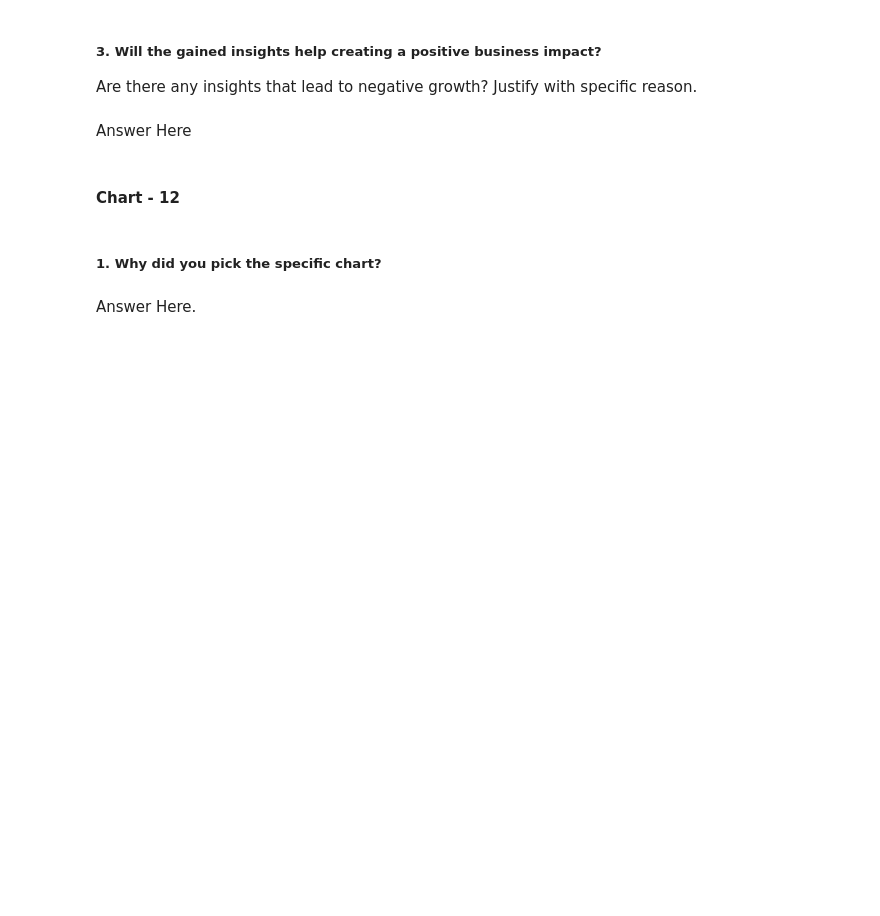
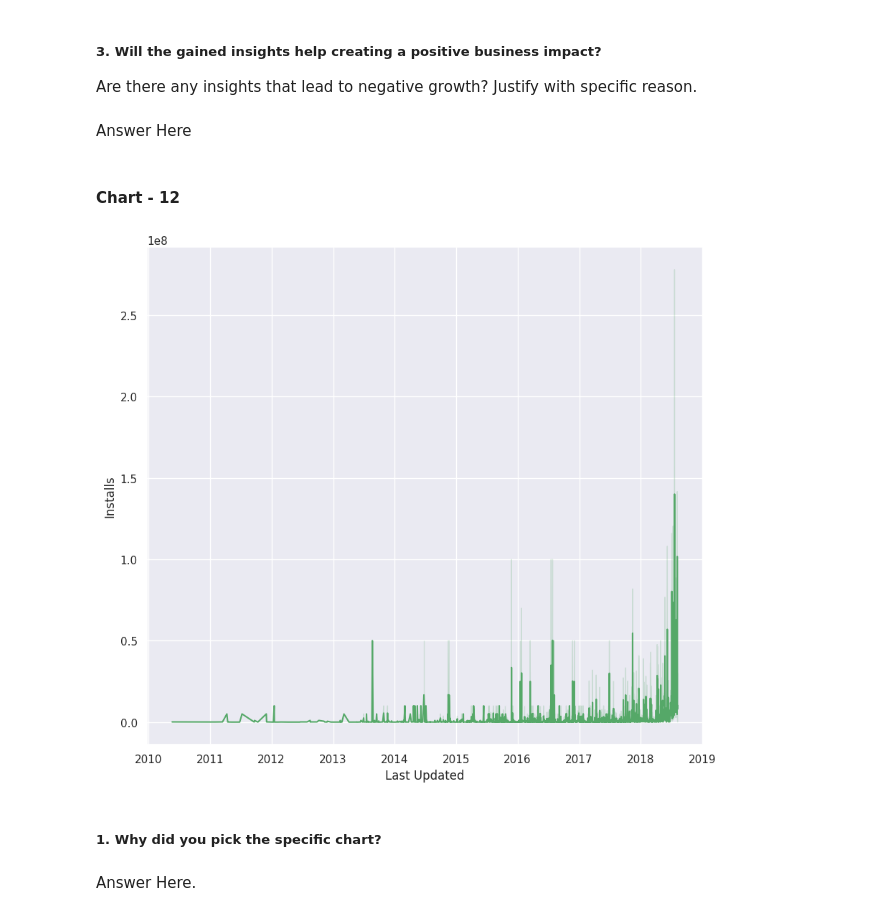
Before and after one commit to kanishkagargg/Playstore-Project, a Jupyter notebook: Copy_of_Sample_EDA_Submission_Template.ipynb, the cells around one changed output. Drawn from its saved outputs; the diff is of its cells as text; code cells hidden in the pictures; blank space fills up the shorter version.

```diff
--- a/Copy_of_Sample_EDA_Submission_Template.ipynb
+++ b/Copy_of_Sample_EDA_Submission_Template.ipynb
@@ -778,3 +788,12 @@ Answer Here
+# %%
+# Chart - 12 visualization code
+plt.figure(figsize = (10,9))
+sns.lineplot( x = 'Last Updated', y='Installs', color='g', data = Play_Store_Data)
+
+
+plt.show()
+# %% [output]
+[figure, added]
 # %% [markdown]
 ##### 1. Why did you pick the specific chart?
 # %% [markdown]
```
Also changed, not shown: parts of 6 cells of this notebook.
